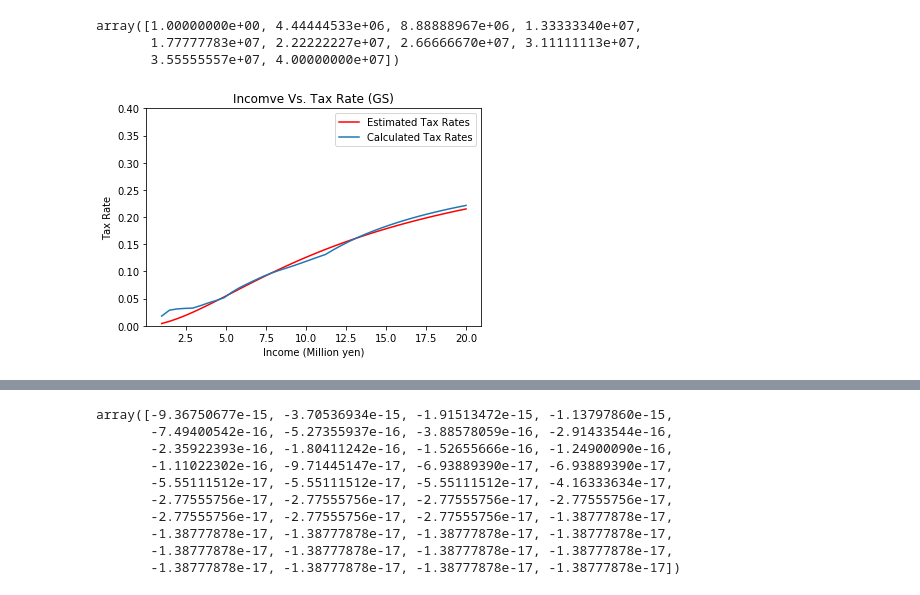
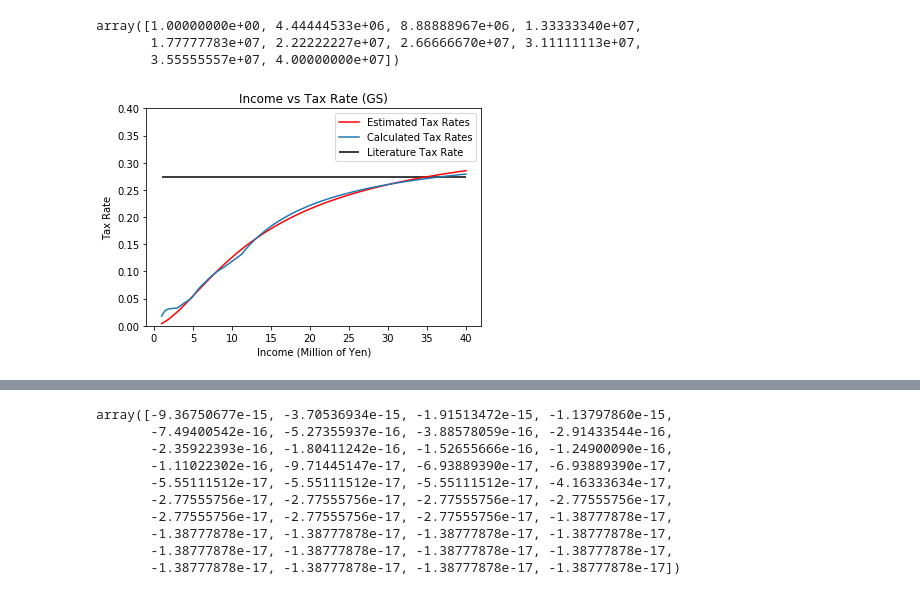
Before and after one commit to keiirizawa/OG-USA, a Jupyter notebook: Tax Calibration-Copy2.ipynb, the cells around one changed output, grey strips where cells are left out. Saved outputs shown, nothing was run; the diff lists cells and outputs as text; code cells hidden in the pictures.

```diff
--- a/Tax Calibration-Copy2.ipynb
+++ b/Tax Calibration-Copy2.ipynb
@@ -180,27 +174,31 @@ array([1.00000000e+00, 4.44444533e+06, 8.88888967e+06, 1.33333340e+07,
 # %%
 import matplotlib.pyplot as plt
 %matplotlib inline
-I = np.linspace(1,20,40)
+I = np.linspace(1,40,100)
 
 tax_rate = tax_func(I, phi0_GMM, phi1_GMM, phi2_GMM)
-plt.xlabel('Income (Million yen)')
+plt.xlabel('Income (Million of Yen)')
 plt.ylim(0, 0.4)
 plt.ylabel('Tax Rate')
-plt.title('Incomve Vs. Tax Rate (GS)')
+plt.title('Income vs Tax Rate (GS)')
 plt.plot(I, tax_rate, color = 'r', label = r'Estimated Tax Rates')
 plt.legend(loc='upper right')
 
 I_new = I * 10 ** 6
 tax_rate_data = []
 for i in I_new:
     tax_rate_data.append(calc_income_tax(i, 0, 2018))
 tax_rate_data = np.array(tax_rate_data)
 plt.plot(I, tax_rate_data, label = r'Calculated Tax Rates')
 plt.legend(loc='upper right')
 
+plt.hlines(y=0.273, xmin=1, xmax=40, label = r'Literature Tax Rate')
+plt.legend(loc='upper right')
+
+plt.savefig("tax_robustness")
 plt.show()
 # %% [output]
-[figure, old version]
+[figure, new version]
 # %%
 
 plt.plot(I, tax_rate_data, label = r'Calculated Tax Rates')
```
Also changed, not shown: parts of 1 cell of this notebook, 14 other files.
